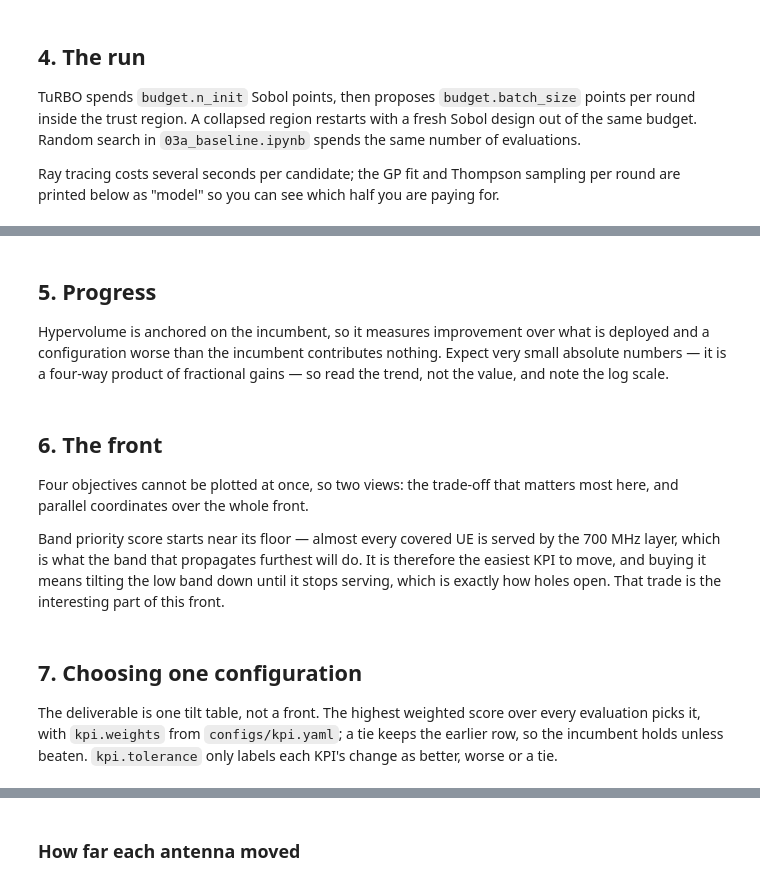
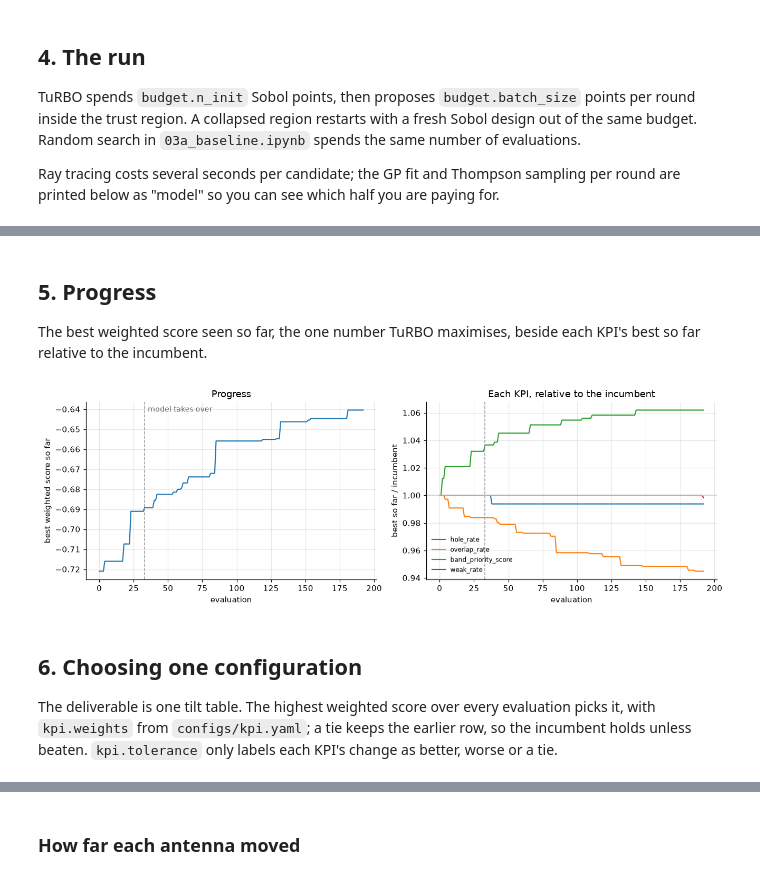
Before and after one commit to NguyenVu04/band-tilt, a Jupyter notebook: notebooks/03b_turbo.ipynb, the cells around one changed output, grey strips where cells are left out. Drawn from its saved outputs; the diff is of its cells as text; code cells hidden in the pictures.

Commit message:
feat: add core simulation, optimization, and evaluation modules with tests, documentation, and configs

```diff
--- a/notebooks/03b_turbo.ipynb
+++ b/notebooks/03b_turbo.ipynb
@@ -227,54 +256,42 @@ frame["phase"].value_counts()
 # %% [markdown]
 ## 5. Progress
 
-Hypervolume is anchored on the incumbent, so it measures improvement over what
-is deployed and a configuration worse than the incumbent contributes nothing.
-Expect very small absolute numbers — it is a four-way product of fractional
-gains — so read the trend, not the value, and note the log scale.
+The best weighted score seen so far, the one number TuRBO maximises, beside each
+KPI's best so far relative to the incumbent.
 # %%
-from src.optim.objective import hypervolume_trace
+from src.optim.objective import scores
 
-trace = hypervolume_trace(history.kpis, incumbent.kpi)
+best_score = np.maximum.accumulate(scores(history.kpis, cfg))
 switch = frame.index[frame["phase"] == "search"].min()
 
 fig, axes = plt.subplots(1, 2, figsize=(12, 4))
 
-axes[0].plot(trace, marker=".", lw=1)
-axes[0].set_yscale("symlog", linthresh=1e-12)
+axes[0].plot(best_score, lw=1.4)
 axes[0].axvline(switch, color="0.6", ls="--", lw=1)
 axes[0].annotate(
     "model takes over",
     (switch, axes[0].get_ylim()[1]),
     xytext=(4, -12),
     textcoords="offset points",
     fontsize=9,
     color="0.4",
 )
-axes[0].set(xlabel="evaluation", ylabel="hypervolume over incumbent", title="Progress")
+axes[0].set(xlabel="evaluation", ylabel="best weighted score so far", title="Progress")
 
 # Best-so-far per KPI, each in its own direction. Three fall, one rises.
 for name in KPI_NAMES:
     series = frame[name]
     running = series.cummax() if name == "band_priority_score" else series.cummin()
     axes[1].plot(running / abs(series.iloc[0]), label=name, lw=1.4)
 axes[1].axvline(switch, color="0.6", ls="--", lw=1)
 axes[1].axhline(1.0, color="0.8", lw=1)
 axes[1].set(
     xlabel="evaluation",
     ylabel="best so far / incumbent",
     title="Each KPI, relative to the incumbent",
 )
 axes[1].legend(fontsize=8)
 fig.tight_layout()
 save_fig(fig, "progress")
+# %% [output]
+[figure, added]
-# %% [markdown]
-## 6. The front
-
-Four objectives cannot be plotted at once, so two views: the trade-off that
-matters most here, and parallel coordinates over the whole front.
-
-Band priority score starts near its floor — almost every covered UE is served by
-the 700 MHz layer, which is what the band that propagates furthest will do. It
-is therefore the easiest KPI to move, and buying it means tilting the low band
-down until it stops serving, which is exactly how holes open. That trade is the
-interesting part of this front.
@@ -321,7 +298,7 @@ save_fig(fig, "pareto_front")
 # %% [markdown]
-## 7. Choosing one configuration
+## 6. Choosing one configuration
 
-The deliverable is one tilt table, not a front. The highest weighted score over
+The deliverable is one tilt table. The highest weighted score over
 every evaluation picks it, with `kpi.weights` from `configs/kpi.yaml`; a tie
 keeps the earlier row, so the incumbent holds unless beaten. `kpi.tolerance`
 only labels each KPI's change as better, worse or a tie.
```
Also changed, not shown: parts of 13 cells of this notebook, 27 other files.
